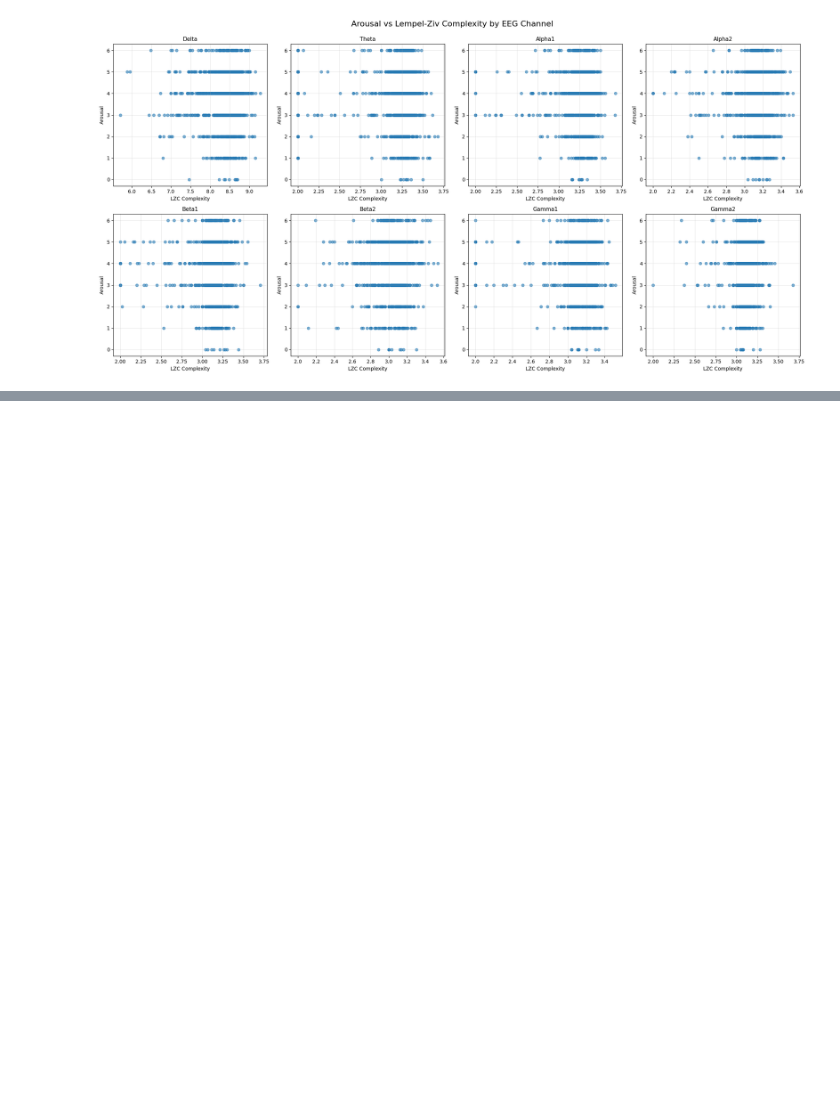
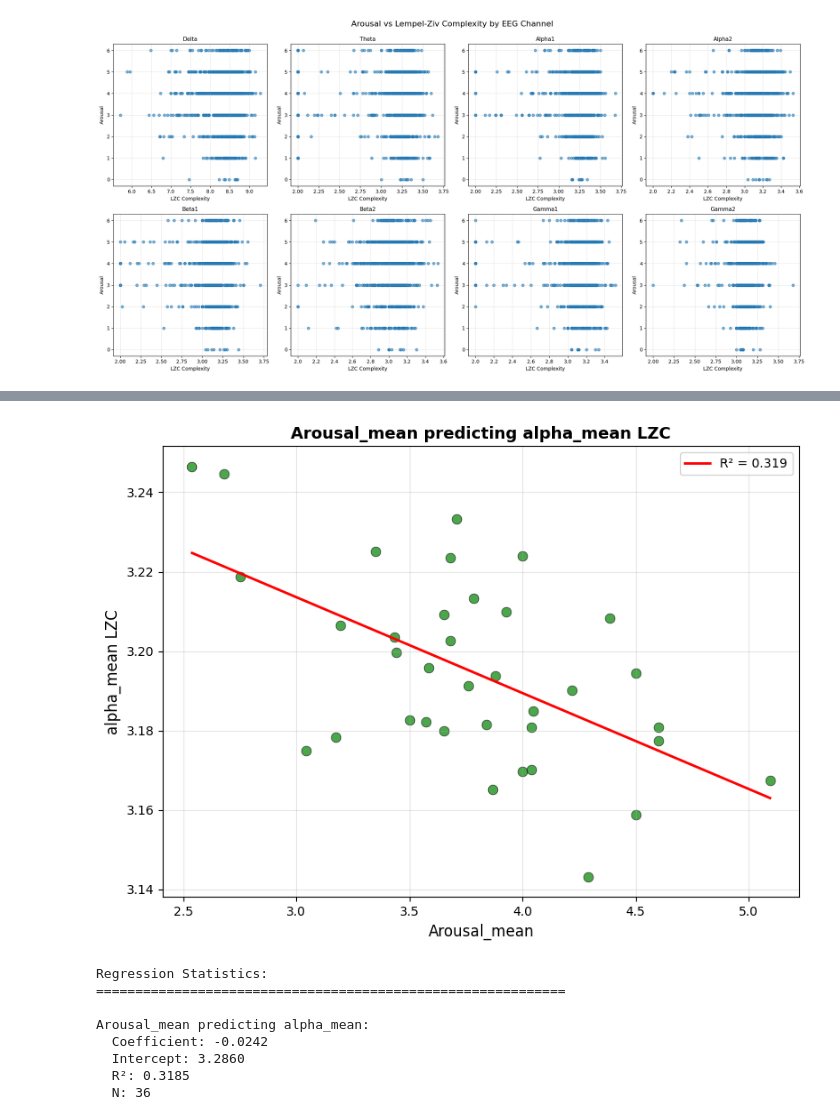
Before and after one commit to deybelman/EEG_Analysis_Project, a Jupyter notebook: analysis.ipynb, the cells around one changed output, grey strips where cells are left out. Drawn from its saved outputs; the diff is of its cells as text; code cells hidden in the pictures; blank space fills up the shorter version.

```diff
--- a/analysis.ipynb
+++ b/analysis.ipynb
@@ -1454,0 +2267,66 @@ plt.show()
+# %%
+import matplotlib.pyplot as plt
+from sklearn.linear_model import LinearRegression
+import numpy as np
+
+# Calculate alpha_mean if it doesn't exist in combined_per_video_df
+if 'alpha_mean' not in combined_per_video_df.columns:
+    combined_per_video_df['alpha_mean'] = combined_per_video_df[['alpha1', 'alpha2']].mean(axis=1)
+
+# Create scatter plot for alpha_mean
+plt.figure(figsize=(8, 6))
+
+# Arousal_mean predicting alpha_mean
+x = combined_per_video_df["Arousal_mean"].values  # Independent variable
+y = combined_per_video_df["alpha_mean"].values  # Dependent variable
+
+# Remove NaN values
+mask = ~(np.isnan(x) | np.isnan(y))
+x_clean = x[mask]
+y_clean = y[mask]
+
+# Scatter plot
+plt.scatter(x_clean, y_clean, alpha=0.7, s=60, edgecolors='black', linewidth=0.5, color='green')
+
+# Fit regression line (predicting alpha_mean from Arousal_mean)
+if len(x_clean) > 0:
+    reg = LinearRegression()
+    reg.fit(x_clean.reshape(-1, 1), y_clean)
+    y_pred = reg.predict(x_clean.reshape(-1, 1))
+
+    # Sort for plotting regression line smoothly
+    sort_idx = np.argsort(x_clean)
+    x_sorted = x_clean[sort_idx]
+    y_pred_sorted = y_pred[sort_idx]
+
+    # Plot regression line
+    plt.plot(x_sorted, y_pred_sorted, 'r-', linewidth=2, label=f'R² = {reg.score(x_clean.reshape(-1, 1), y_clean):.3f}')
+    plt.legend()
+
+plt.xlabel('Arousal_mean', fontsize=12)
+plt.ylabel('alpha_mean LZC', fontsize=12)
+plt.title('Arousal_mean predicting alpha_mean LZC', fontsize=13, fontweight='bold')
+plt.grid(True, alpha=0.3)
+
+plt.tight_layout()
+plt.show()
+
+# Print regression statistics
+print("Regression Statistics:")
+print("="*60)
+print(f"\nArousal_mean predicting alpha_mean:")
+if len(x_clean) > 0:
+    print(f"  Coefficient: {reg.coef_[0]:.4f}")
+    print(f"  Intercept: {reg.intercept_:.4f}")
+    print(f"  R²: {reg.score(x_clean.reshape(-1, 1), y_clean):.4f}")
+    print(f"  N: {len(x_clean)}")
+# %% [output]
+[figure, added]
+Regression Statistics:
+============================================================
+
+Arousal_mean predicting alpha_mean:
+  Coefficient: -0.0242
+  Intercept: 3.2860
+  R²: 0.3185
+  N: 36
```
Also changed, not shown: parts of 17 cells of this notebook, 2 other files.
